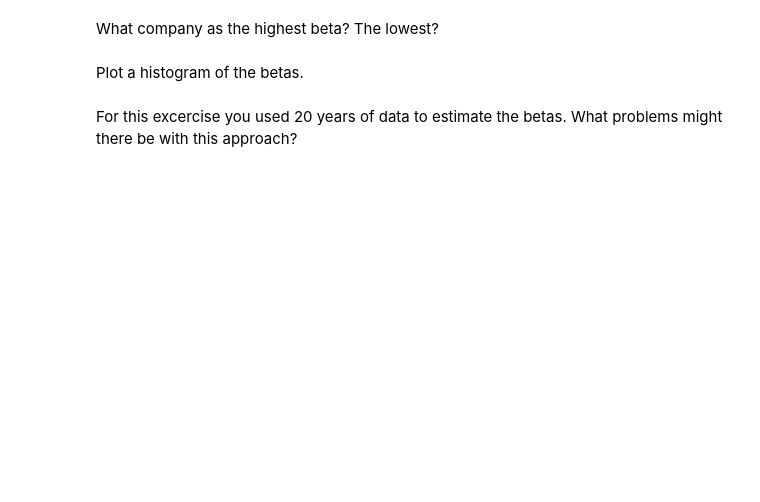
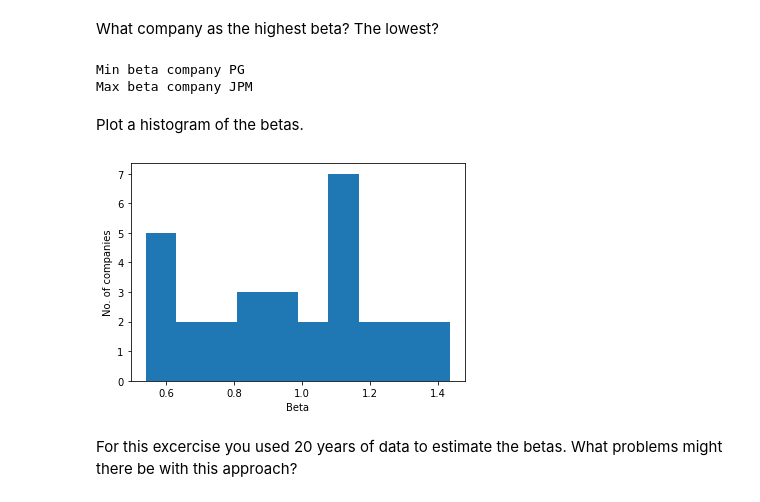
Before and after one commit to vargopal/stockMarket, a Jupyter notebook: HW1.ipynb, the cells around one changed output. Cells and saved outputs as stored; diff of their text form; code cells hidden in the pictures; blank space fills up the shorter version.

```diff
--- a/HW1.ipynb
+++ b/HW1.ipynb
@@ -441,3 +441,6 @@ beta_dji
  'WMT': 0.5921108659843822}
 # %% [markdown]
 Create a `Series` from the list of betas. Set the index of the series to be the columns in `rets_dow` (that is, the ticker symbols).
+# %%
+series = pd.Series(beta_dji,dji_stocks)
+series
@@ -444,4 +460,12 @@ Create a `Series` from the list of betas. Set the index of the series to be the
 # %% [markdown]
 What company as the highest beta? The lowest?
+# %%
+max_series = series.idxmax()
+min_series = series.idxmin()
+
+print("Min beta company", min_series, "\nMax beta company", max_series)
+# %% [output]
+Min beta company PG
+Max beta company JPM
 # %% [markdown]
 Plot a histogram of the betas.
@@ -448,2 +474,9 @@ Plot a histogram of the betas.
+# %%
+plt.hist(series,10)
+plt.xlabel("Beta")
+plt.ylabel("No. of companies")
+plt.show()
+# %% [output]
+[figure, added]
 # %% [markdown]
 For this excercise you used 20 years of data to estimate the betas. What problems might there be with this approach?
```
Also changed, not shown: parts of 2 cells of this notebook.
